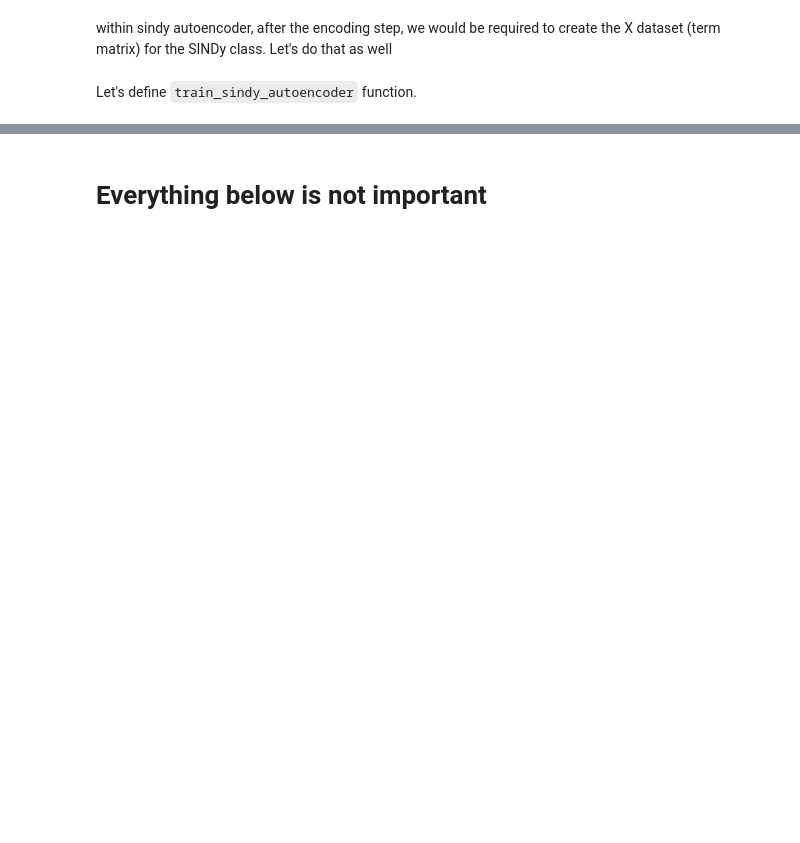
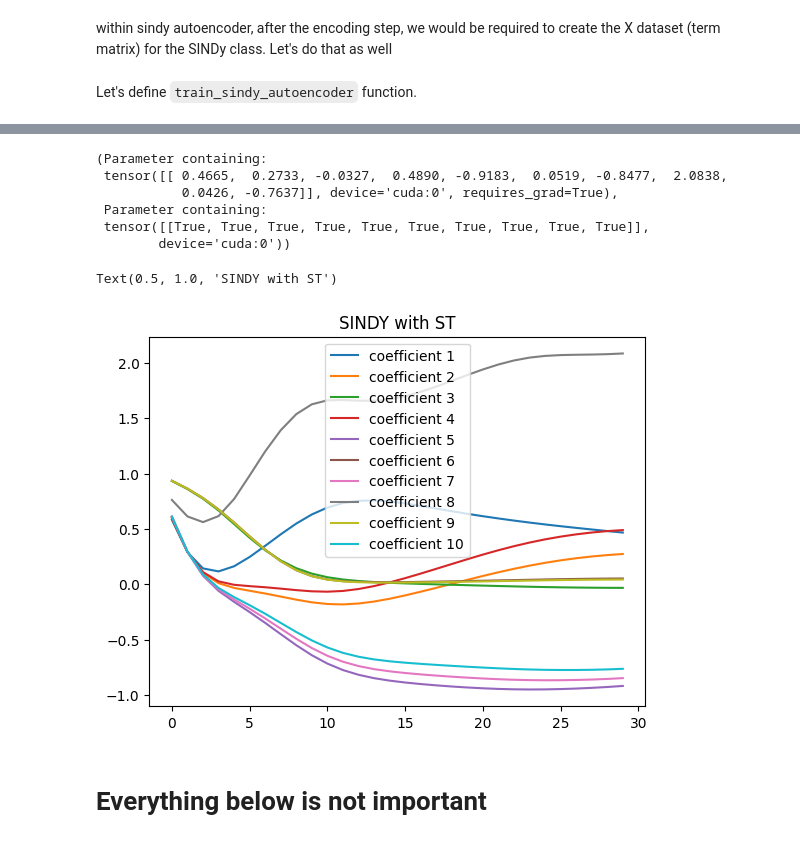
Before and after one commit to lukevoss/GNN, a Jupyter notebook: assignment_6.ipynb, the cells around one changed output, grey strips where cells are left out. Cells and saved outputs as stored; diff of their text form; code cells hidden in the pictures; blank space fills up the shorter version.

```diff
--- a/assignment_6.ipynb
+++ b/assignment_6.ipynb
@@ -1430,12 +1470,15 @@ class SINDyAutoencoder(nn.Module):
 def loss_function_sindy_autoencoder(x_true, x_reconstructed,
                                     ddz_encoder, ddz_sindy,
                                     ddx_true, ddx_reconstructed,
+                                    sindy_model_coefficients,
                                     lambda_ddz, lambda_ddx, lambda_L1):
   mse_reconstruction_x= (x_true-x_reconstructed)**2
   mse_ddz= (ddz_encoder-ddz_sindy)**2
   mse_reconstruction_ddx= (ddx_true-ddx_reconstructed)**2
+
+  l1_norm= torch.norm(sindy_model_coefficients, p=1).item()
   total_loss= torch.mean(mse_reconstruction_x + lambda_ddz*mse_ddz +
-                         lambda_ddz*mse_reconstruction_ddx)
+                         lambda_ddx*mse_reconstruction_ddx) + lambda_L1*l1_norm
   return total_loss
 # %% [markdown]
 Let's create the dataset and the dataloaders for the SINDyAutoencoder model.
@@ -1486,9 +1529,9 @@ class CustomDataset_SINDY_AE(Dataset):
 # %%
 ### CREATING DATALOADERS FOR SINDyAUTOENCODER MODEL
 # Do I need to shuffle the data (I will see to that. I think I might need to)
-X_train_sindyAE, X_test_sindyAE= train_test_split(X, test_size=0.2,random_state=42) #shuffle=False)
-DX_train_sindyAE, DX_test_sindyAE= train_test_split(DX, test_size=0.2,random_state=42) #shuffle=False)
-DDX_train_sindyAE, DDX_test_sindyAE= train_test_split(DDX, test_size=0.2,random_state=42)#shuffle=False)
+X_train_sindyAE, X_test_sindyAE= train_test_split(X, test_size=0.3,shuffle=False)
+DX_train_sindyAE, DX_test_sindyAE= train_test_split(DX, test_size=0.3,shuffle=False)
+DDX_train_sindyAE, DDX_test_sindyAE= train_test_split(DDX, test_size=0.3,shuffle=False)
 
 # convert to torch tensors
 X_train_sindyAE_torch = torch.Tensor(X_train_sindyAE)
@@ -1501,7 +1544,7 @@ DDX_train_sindyAE_torch = torch.Tensor(DDX_train_sindyAE)
 DDX_test_sindyAE_torch = torch.Tensor(DDX_test_sindyAE)
 
 # batchsize
-batch_size= X_train_sindyAE.shape[0]
+batch_size= 32#X_train_sindyAE.shape[0]
 
 # training dataset and dataloader
 train_dataset_sindyAE= CustomDataset_SINDY_AE(X_train_sindyAE_torch,
@@ -1552,0 +1741,6 @@ def train_sindy_autoencoder():
+# %%
+input_size_data_domain=2
+encoder_hidden_sizes_list=[1]
+input_size_sindy=10
+output_size_sindy=1#
+# print(model_SINDY_AE_ST)
@@ -1552,0 +1757,15 @@ def train_sindy_autoencoder():
+# %%
+model_SINDY_AE_ST= SINDyAutoencoder(input_size_data_domain=input_size_data_domain,
+                                 encoder_hidden_sizes_list=encoder_hidden_sizes_list,
+                                 input_size_sindy=input_size_sindy, output_size_sindy=output_size_sindy
+                                 )
+
+train_losses_SINDYAE_ST, val_losses_SINDYAE_ST, masked_coeffs_SINDYAE_ST = train_and_validate_sindy_autoencoder(model=model_SINDY_AE_ST,
+                                                                train_dataloader=train_sindyAE_dl,
+                                                                val_dataloader=test_sindyAE_dl,
+                                         num_epochs=30,print_epoch=101, learning_rate=0.001,
+                                         lambda_ddz=0.00005, lambda_ddx=0.0005, lambda_L1=0,
+                                          thresholding="patient",
+                                          interval_ST=50, patience_ptat=20,
+                                          refinement_epoch=20)
+plot_train_and_val_loss(train_losses_SINDYAE_ST, val_losses_SINDYAE_ST)
@@ -1553,3 +1882,21 @@ def train_sindy_autoencoder():
+# %%
+model_SINDY_AE_ST.sindy.coefficients, model_SINDY_AE_ST.sindy.mask
+# %% [output]
+(Parameter containing:
+ tensor([[ 0.4665,  0.2733, -0.0327,  0.4890, -0.9183,  0.0519, -0.8477,  2.0838,
+           0.0426, -0.7637]], device='cuda:0', requires_grad=True),
+ Parameter containing:
+ tensor([[True, True, True, True, True, True, True, True, True, True]],
+        device='cuda:0'))
+# %%
+masked_coeffs_SINDYAE_ST= np.array(masked_coeffs_SINDYAE_ST)
+for i in range(0,10):
+    plt.plot(masked_coeffs_SINDYAE_ST[:,i], label=f"coefficient {i+1}")
+plt.legend()
+plt.title("SINDY with ST")
+# %% [output]
+Text(0.5, 1.0, 'SINDY with ST')
+[figure, added]
 # %% [markdown]
 # Everything below is not important
 # %%
```
Also changed, not shown: parts of 35 cells of this notebook.
